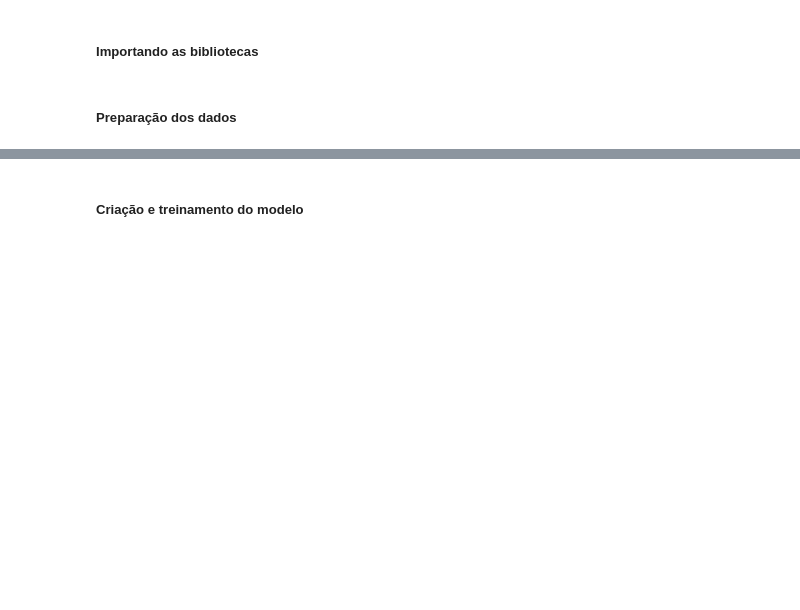
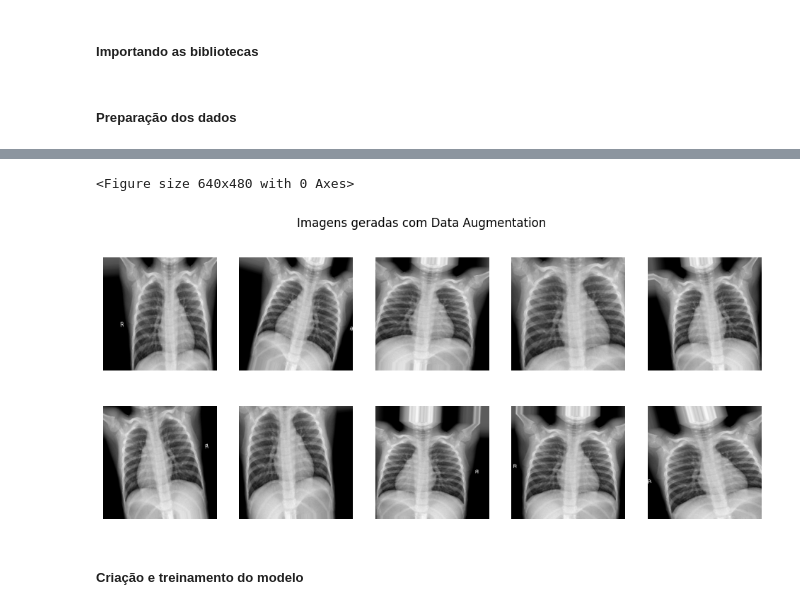
Before and after one commit to diegofemello/ImageClassificationWithPython, a Jupyter notebook: mobile_net_tcc.ipynb, the cells around one changed output, grey strips where cells are left out. Saved outputs shown, nothing was run; the diff lists cells and outputs as text; code cells hidden in the pictures; blank space fills up the shorter version.

```diff
--- a/mobile_net_tcc.ipynb
+++ b/mobile_net_tcc.ipynb
@@ -154,22 +159,25 @@ train_generator = datagen.flow_from_directory(
 # %%
 # Exibindo imagens geradas com Data Augmentation a partir de uma única imagem
 def plot_dataset_data_augmentation(dataset):
     plt.gcf().clear()
-    plt.figure(figsize=(15, 5))
+    plt.figure(figsize=(12, 5))
     plt.suptitle('Imagens geradas com Data Augmentation')
 
     for features, _ in dataset.take(1):
         feature = features[0].numpy().astype("uint8")
-        for i in range(12):
+        for i in range(10):
             aug_img = datagen.random_transform(feature)
-            plt.subplot(2, 6, i + 1)
+            plt.subplot(2, 5, i + 1)
             plt.axis('off')
             plt.imshow(aug_img)
 
     plt.show()
 
 
 plot_dataset_data_augmentation(dataset_treinamento)
+# %% [output]
+<Figure size 640x480 with 0 Axes>
+[figure, added]
 # %% [markdown]
 ##### Criação e treinamento do modelo
 # %%
```
Also changed, not shown: parts of 14 cells of this notebook.
